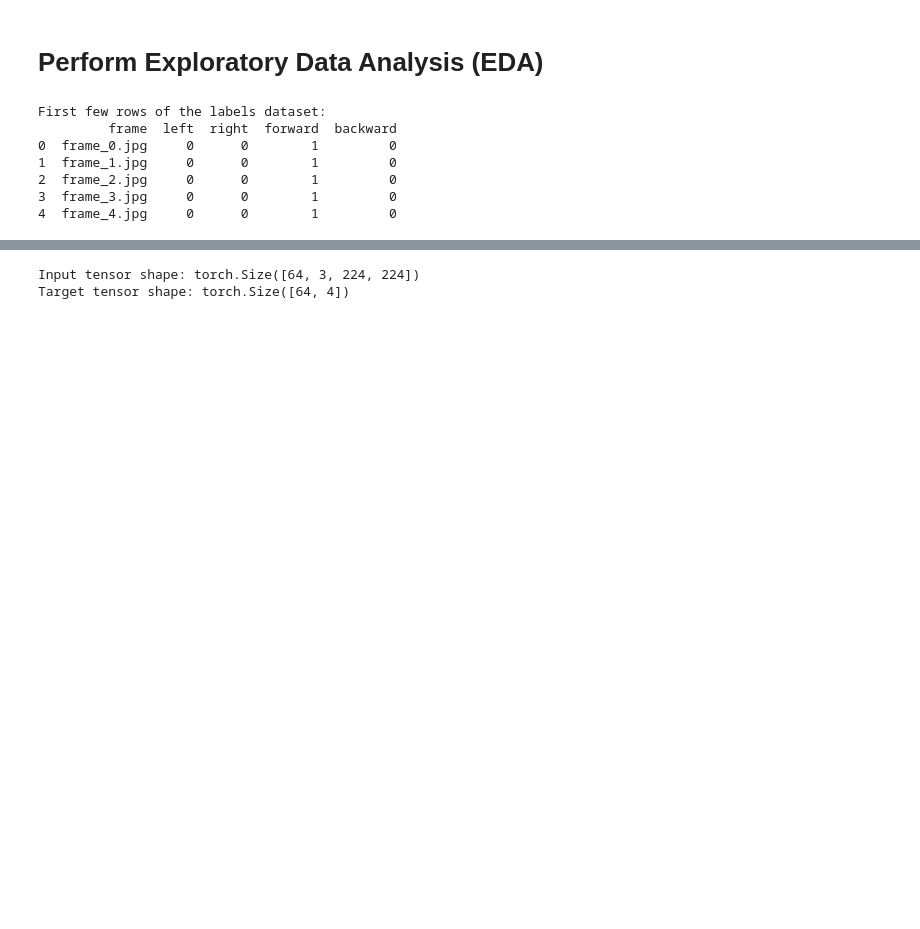
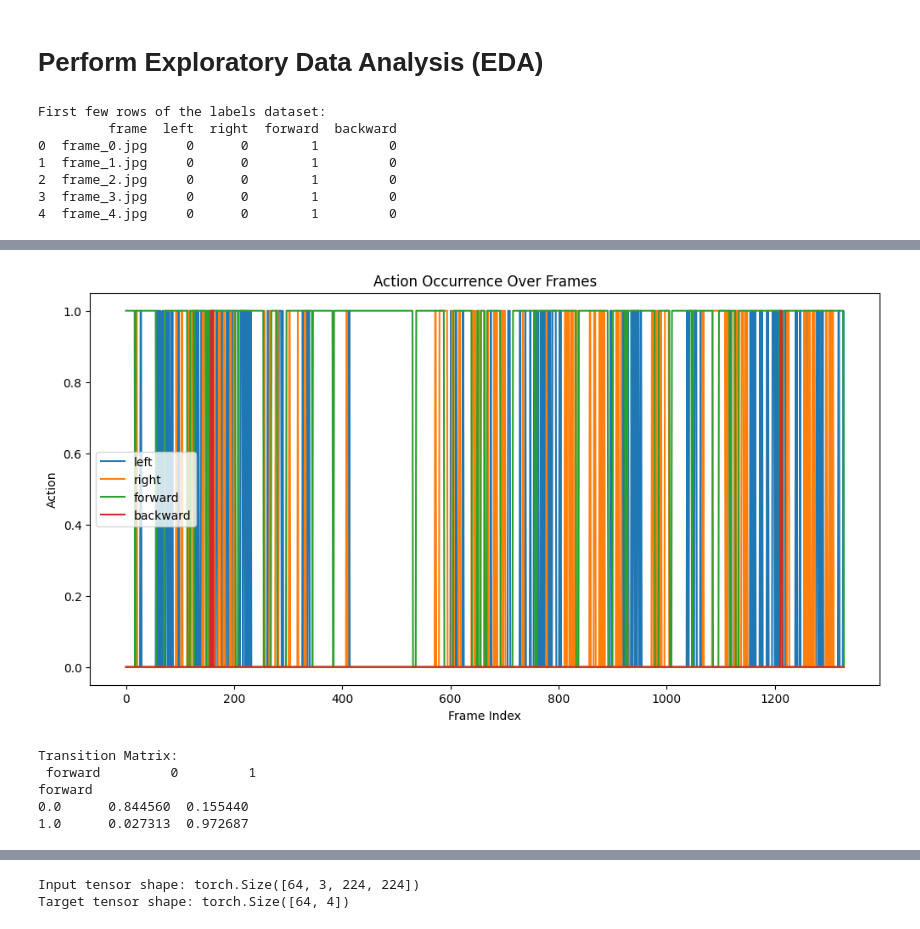
Before and after one commit to MatejBursik/AutoMania, a Jupyter notebook: Supervised/eda_zh2.ipynb, the cells around one changed output, grey strips where cells are left out. Cells and saved outputs as stored; diff of their text form; code cells hidden in the pictures; blank space fills up the shorter version.

```diff
--- a/Supervised/eda_zh2.ipynb
+++ b/Supervised/eda_zh2.ipynb
@@ -224,0 +253,23 @@ Training the model with frozen ResNet layers
+# %%
+# Temporal Analysis - Plotting action occurrence over time
+plt.figure(figsize=(12, 6))
+for action in ['left', 'right', 'forward', 'backward']:
+    plt.plot(labels_df.index, labels_df[action], label=action)
+plt.xlabel('Frame Index')
+plt.ylabel('Action')
+plt.title('Action Occurrence Over Frames')
+plt.legend()
+plt.show()
+# %% [output]
+[figure, added]
+# %%
+
+# Transition Matrix Calculation
+transition_matrix = pd.crosstab(labels_df['forward'].shift(), labels_df['forward'], normalize='index')
+print("Transition Matrix:\n", transition_matrix)
+# %% [output]
+Transition Matrix:
+ forward         0         1
+forward
+0.0      0.844560  0.155440
+1.0      0.027313  0.972687
```
Also changed, not shown: parts of 41 cells of this notebook.
